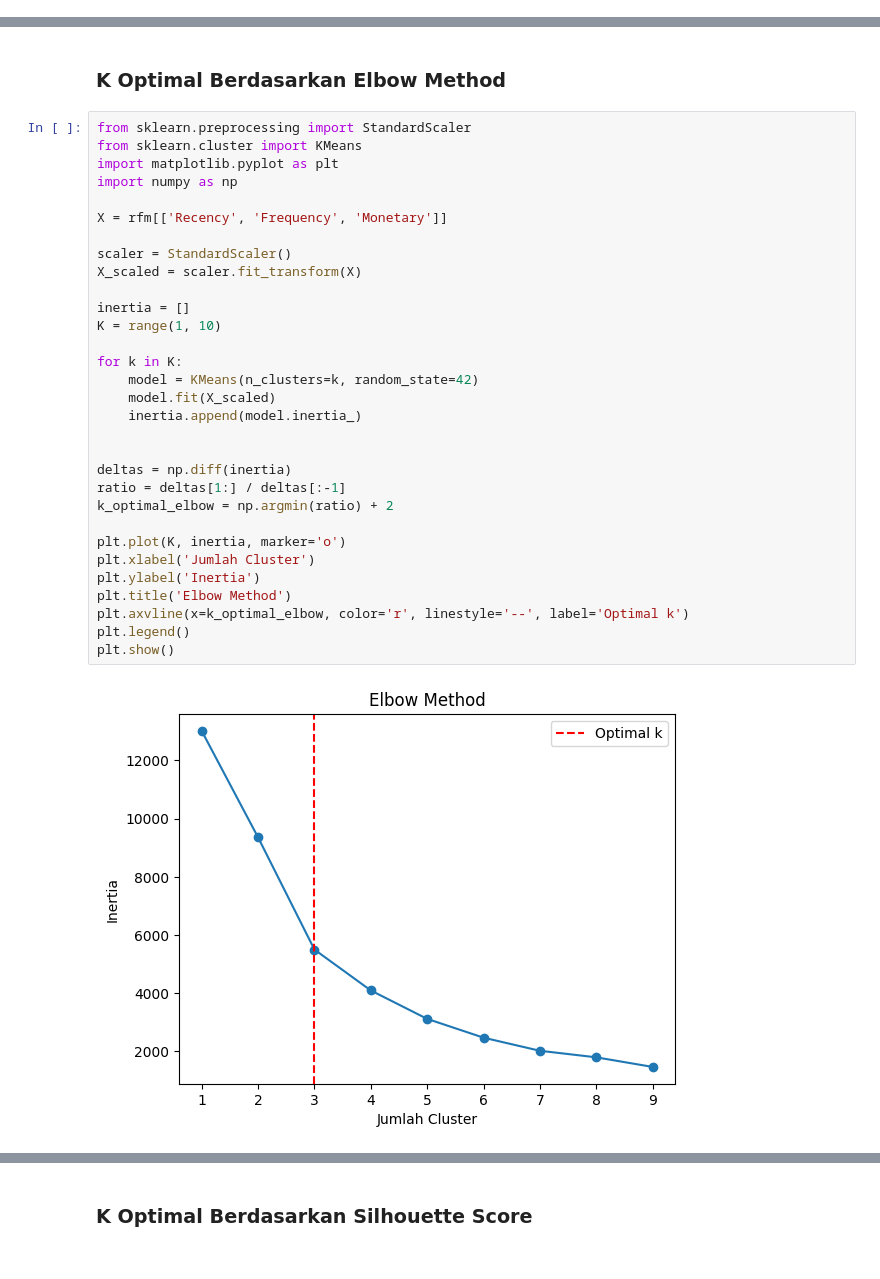
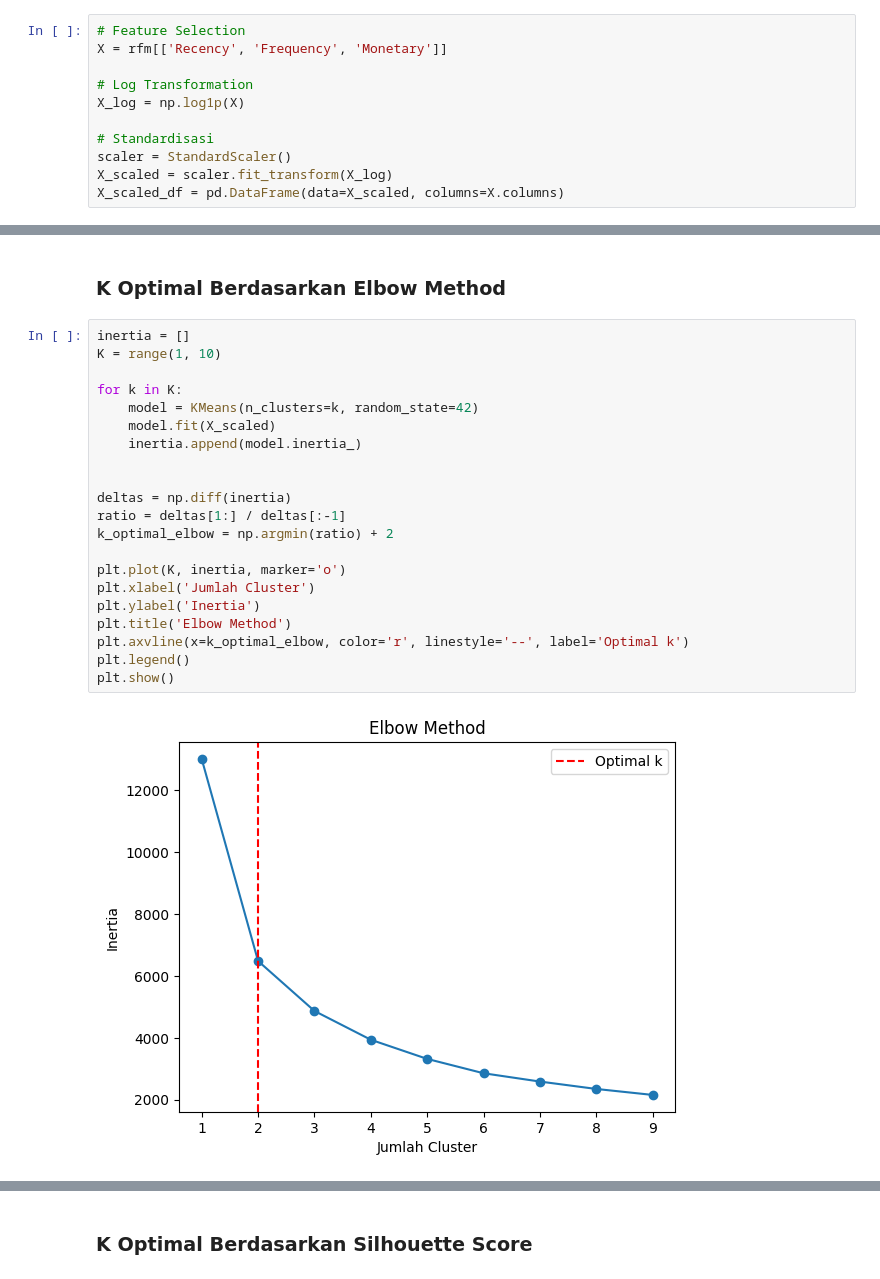
Before and after one commit to isyraffajar/Capstone-Asah, a Jupyter notebook: CustomerSegmentation.ipynb, the cells around one changed output, grey strips where cells are left out. Saved outputs shown, nothing was run; the diff lists cells and outputs as text.

Commit message:
mencoba log transformation pada outlier2

```diff
--- a/CustomerSegmentation.ipynb
+++ b/CustomerSegmentation.ipynb
@@ -368,3 +372,14 @@ for feature in rfm:
 [figure]
 [figure]
 [figure]
+# %%
+# Feature Selection
+X = rfm[['Recency', 'Frequency', 'Monetary']]
+
+# Log Transformation
+X_log = np.log1p(X)
+
+# Standardisasi
+scaler = StandardScaler()
+X_scaled = scaler.fit_transform(X_log)
+X_scaled_df = pd.DataFrame(data=X_scaled, columns=X.columns)
@@ -373,38 +427,28 @@ for feature in rfm:
 # %% [markdown]
 ### K Optimal Berdasarkan Elbow Method
 # %%
-from sklearn.preprocessing import StandardScaler
-from sklearn.cluster import KMeans
-import matplotlib.pyplot as plt
-import numpy as np
-
-X = rfm[['Recency', 'Frequency', 'Monetary']]
-
-scaler = StandardScaler()
-X_scaled = scaler.fit_transform(X)
-
 inertia = []
 K = range(1, 10)
 
 for k in K:
     model = KMeans(n_clusters=k, random_state=42)
     model.fit(X_scaled)
     inertia.append(model.inertia_)
 
 
 deltas = np.diff(inertia)
 ratio = deltas[1:] / deltas[:-1]
 k_optimal_elbow = np.argmin(ratio) + 2
 
 plt.plot(K, inertia, marker='o')
 plt.xlabel('Jumlah Cluster')
 plt.ylabel('Inertia')
 plt.title('Elbow Method')
 plt.axvline(x=k_optimal_elbow, color='r', linestyle='--', label='Optimal k')
 plt.legend()
 plt.show()
 # %% [output]
-[figure, old version]
+[figure, new version]
 # %%
 # Modeling dengan k optimal dari Elbow Method
 kmeans = KMeans(n_clusters=k_optimal_elbow, random_state=42)
```
Also changed, not shown: parts of 14 cells of this notebook.
